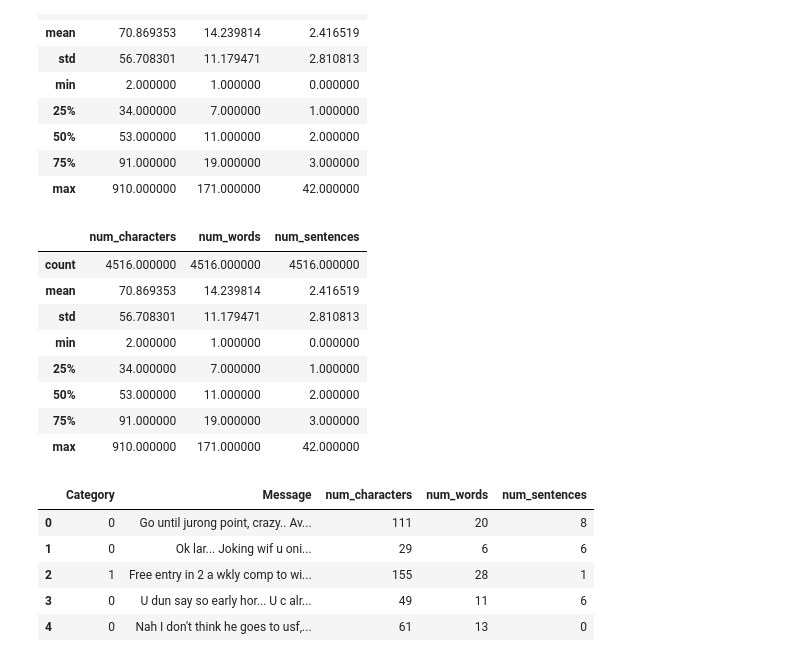
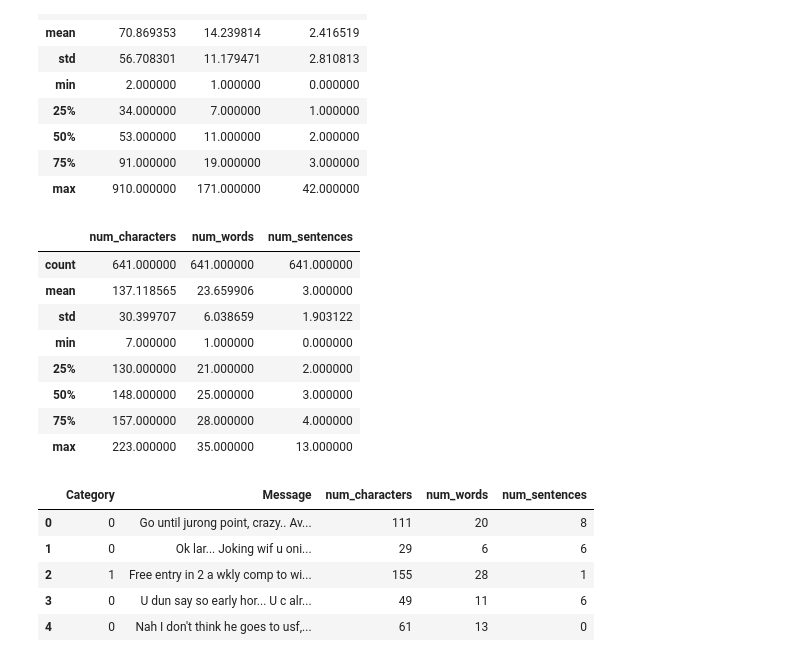
Before and after one commit to Subin-769/Spam-Email-Classification, a Jupyter notebook: Spam Email.ipynb, the cells around one changed output. Saved outputs shown, nothing was run; the diff lists cells and outputs as text; code cells hidden in the pictures.

```diff
--- a/Spam Email.ipynb
+++ b/Spam Email.ipynb
@@ -131,17 +140,17 @@ df[df['Category'] == 0][['num_characters', 'num_words', 'num_sentences']].descri
 | max | 910.000000 | 171.000000 | 42.000000 |
 # %%
 #For spam messages
-df[df['Category'] == 0][['num_characters', 'num_words', 'num_sentences']].describe()
+df[df['Category'] == 1][['num_characters', 'num_words', 'num_sentences']].describe()
 # %% [output]
 |  | num_characters | num_words | num_sentences |
-| count | 4516.000000 | 4516.000000 | 4516.000000 |
-| mean | 70.869353 | 14.239814 | 2.416519 |
-| std | 56.708301 | 11.179471 | 2.810813 |
-| min | 2.000000 | 1.000000 | 0.000000 |
-| 25% | 34.000000 | 7.000000 | 1.000000 |
-| 50% | 53.000000 | 11.000000 | 2.000000 |
-| 75% | 91.000000 | 19.000000 | 3.000000 |
-| max | 910.000000 | 171.000000 | 42.000000 |
+| count | 641.000000 | 641.000000 | 641.000000 |
+| mean | 137.118565 | 23.659906 | 3.000000 |
+| std | 30.399707 | 6.038659 | 1.903122 |
+| min | 7.000000 | 1.000000 | 0.000000 |
+| 25% | 130.000000 | 21.000000 | 2.000000 |
+| 50% | 148.000000 | 25.000000 | 3.000000 |
+| 75% | 157.000000 | 28.000000 | 4.000000 |
+| max | 223.000000 | 35.000000 | 13.000000 |
 # %%
 df.head()
 # %% [output]
```
Also changed, not shown: parts of 42 cells of this notebook.
